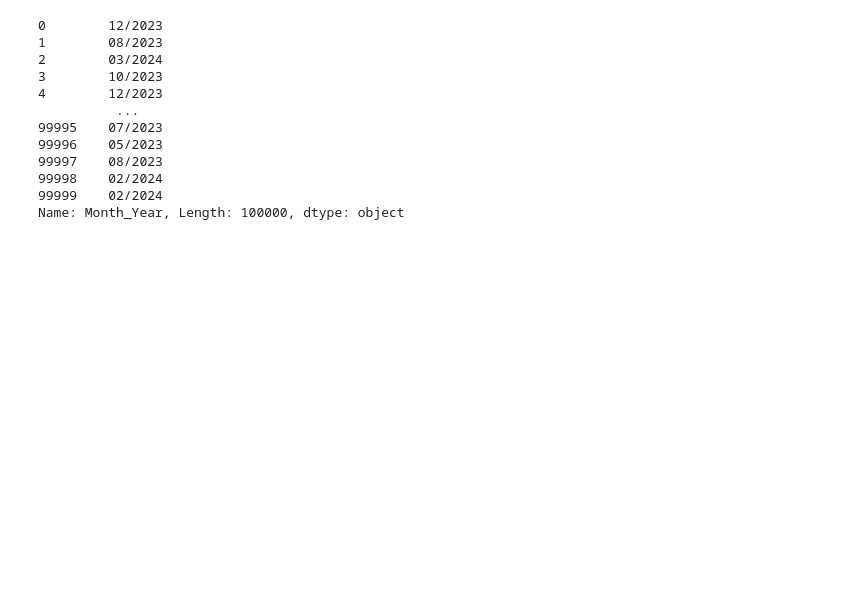
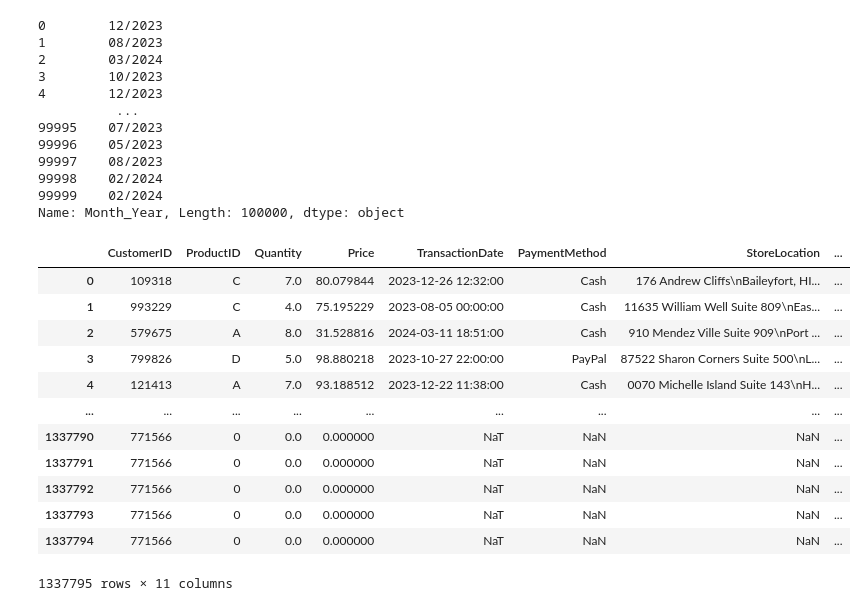
Before and after one commit to nicklambarth98/March-Machine-Learning-Madness-2025, a Jupyter notebook: retail-bayesian-hyperopt-test.ipynb, the cells around one changed output. Saved outputs shown, nothing was run; the diff lists cells and outputs as text; code cells hidden in the pictures; blank space fills up the shorter version.

```diff
--- a/retail-bayesian-hyperopt-test.ipynb
+++ b/retail-bayesian-hyperopt-test.ipynb
@@ -127,0 +121,40 @@ Name: Month_Year, Length: 100000, dtype: object
+# %%
+from datetime import datetime
+# Generate all month/year combinations between April 2023 and April 2024
+start_date = datetime.strptime('04/2023', '%m/%Y')
+end_date = datetime.strptime('04/2024', '%m/%Y')
+date_range = pd.date_range(start=start_date, end=end_date, freq='MS').strftime('%b_%Y').tolist()
+
+# Get unique CustomerIDs
+customer_ids = df['CustomerID'].unique()
+
+# Create a DataFrame with all combinations of CustomerID and Month_Year
+all_combinations = pd.MultiIndex.from_product([customer_ids, date_range], names=['CustomerID', 'Month_Year']).to_frame(index=False)
+
+# Merge with the original DataFrame to find missing combinations
+merged_df = pd.merge(all_combinations, df, on=['CustomerID', 'Month_Year'], how='left')
+
+# Find rows that are missing in the DataFrame
+missing_rows = merged_df[merged_df.isnull().any(axis=1)]
+
+# Fill missing values with zeros except for CustomerID and Month_Year
+missing_rows.fillna({'ProductID': 0, 'Quantity': 0, 'Price': 0, 'TransactionDate': '', 'TotalAmount': 0}, inplace=True)
+
+# Append the missing rows to the original DataFrame
+final_df = pd.concat([df, missing_rows], ignore_index=True)
+
+display(final_df)
+# %% [output]
+|  | CustomerID | ProductID | Quantity | Price | TransactionDate | PaymentMethod | StoreLocation | ... |
+| 0 | 109318 | C | 7.0 | 80.079844 | 2023-12-26 12:32:00 | Cash | 176 Andrew Cliffs\nBaileyfort, HI... | ... |
+| 1 | 993229 | C | 4.0 | 75.195229 | 2023-08-05 00:00:00 | Cash | 11635 William Well Suite 809\nEas... | ... |
+| 2 | 579675 | A | 8.0 | 31.528816 | 2024-03-11 18:51:00 | Cash | 910 Mendez Ville Suite 909\nPort ... | ... |
+| 3 | 799826 | D | 5.0 | 98.880218 | 2023-10-27 22:00:00 | PayPal | 87522 Sharon Corners Suite 500\nL... | ... |
+| 4 | 121413 | A | 7.0 | 93.188512 | 2023-12-22 11:38:00 | Cash | 0070 Michelle Island Suite 143\nH... | ... |
+| ... | ... | ... | ... | ... | ... | ... | ... | ... |
+| 1337790 | 771566 | 0 | 0.0 | 0.000000 | NaT | NaN | NaN | ... |
+| 1337791 | 771566 | 0 | 0.0 | 0.000000 | NaT | NaN | NaN | ... |
+| 1337792 | 771566 | 0 | 0.0 | 0.000000 | NaT | NaN | NaN | ... |
+| 1337793 | 771566 | 0 | 0.0 | 0.000000 | NaT | NaN | NaN | ... |
+| 1337794 | 771566 | 0 | 0.0 | 0.000000 | NaT | NaN | NaN | ... |
+1337795 rows × 11 columns
```
Also changed, not shown: parts of 29 cells of this notebook.
